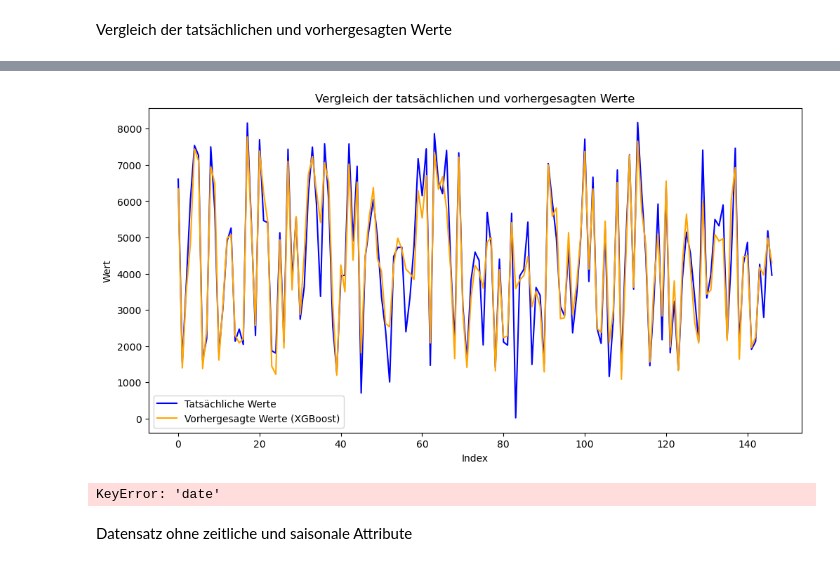
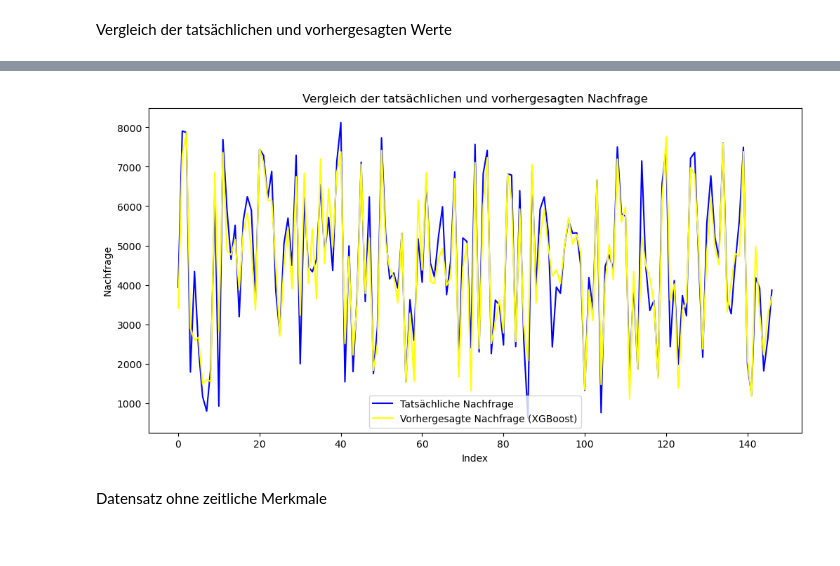
Before and after one commit to philhap/DS-Projektarbeit-Philipp-Heppler-Bike-Sharing, a Jupyter notebook: Digethic_Projektarbeit24_DS.ipynb, the cells around one changed output, grey strips where cells are left out. Saved outputs shown, nothing was run; the diff lists cells and outputs as text; code cells hidden in the pictures.

```diff
--- a/Digethic_Projektarbeit24_DS.ipynb
+++ b/Digethic_Projektarbeit24_DS.ipynb
@@ -363,15 +370,15 @@ plt.show()
 Erste Modellierung mittels Linearen Regression
 # %%
 from sklearn.linear_model import LinearRegression
-from sklearn.model_selection import train_test_split
-from sklearn.metrics import r2_score, mean_squared_error
+import sklearn.model_selection
+import sklearn.metrics
 
 # Features ohne "casual" und Zielvariable definieren
-X = df.drop(columns=['distribution', 'date', 'temp', 'casual']) # temp wird wegen Multikollinearität entfernt
+X = df.drop(columns=['distribution', 'year', 'temp', 'casual']) # temp wird wegen Multikollinearität entfernt
 y = df['distribution'] # casual + registered = target
 
 # Features ohne "registered" und "casual" definieren
-X2 = df.drop(columns=['date', 'distribution', 'temp', 'registered', 'casual'])
+X2 = df.drop(columns=['distribution', 'year', 'temp', 'registered', 'casual'])
 y2 = df['distribution'] # casual + registered = target
 
 print(X2.head())
@@ -456,8 +463,8 @@ MSE Lineare Reggresion: 643174.2409258478
 # %%
 from sklearn.preprocessing import PolynomialFeatures
 
-# Erstelle Polynom-Features (z.B. Grad 3)
-poly = PolynomialFeatures(degree=3)
+# Erstellen von Polynom-Features
+poly = PolynomialFeatures(degree=2)
 X_train_poly = poly.fit_transform(X_train)
 X_test_poly = poly.transform(X_test)
 
@@ -530,16 +537,16 @@ from sklearn.model_selection import RandomizedSearchCV
 
 # Definiere den Parameterraum für Random Forest (angepasst)
 param_dist_rf = {
-    'n_estimators': [100, 200, 300, 400, 500],
-    'max_features': ['sqrt', 'log2', None],  # Entferne 'auto' wenn es nicht unterstützt wird
-    'max_depth': [None, 10, 20, 30, 40, 50],
+    'n_estimators': [100, 200, 300, 400, 500, 600, 700],
+    'max_features': ['sqrt', 'log2', None],
+    'max_depth': [None, 5, 10, 20, 30, 40, 50, 60, 70],
     'min_samples_split': [2, 5, 10],
     'min_samples_leaf': [1, 2, 4],
     'bootstrap': [True, False]
 }
 
 # RandomizedSearchCV für Random Forest
-random_search_rf = RandomizedSearchCV(RandomForestRegressor(random_state=42),
+random_search_rf = RandomizedSearchCV(RandomForestRegressor(random_state=43),
                                        param_distributions=param_dist_rf,
                                        n_iter=20, scoring='r2', cv=5,
                                        random_state=42, n_jobs=-1, error_score='raise')
@@ -646,14 +652,14 @@ from sklearn.model_selection import RandomizedSearchCV
 param_dist = {
     'n_estimators': [100, 200, 300],
     'learning_rate': [0.01, 0.05, 0.1, 0.2],
-    'max_depth': [3, 5, 7, 9],
-    'subsample': [0.6, 0.8, 1.0],
-    'colsample_bytree': [0.6, 0.8, 1.0]
+    'max_depth': [2, 3, 5, 7, 9],
+    'subsample': [0.4, 0.6, 0.8, 1.0],
+    'colsample_bytree': [0.4, 0.6, 0.8, 1.0]
 }
 
 # RandomizedSearchCV für XGBoost mit dem bereits definierten Modell
 random_search_xgb = RandomizedSearchCV(xgb_model, param_distributions=param_dist,
-                                       n_iter=20, scoring='r2', cv=5, random_state=42, n_jobs=-1)
+                                       n_iter=20, scoring='r2', cv=5, random_state=43, n_jobs=-1)
 
 # Fit auf Trainingsdaten
 random_search_xgb.fit(X_train, y_train)
@@ -826,42 +863,23 @@ Vergleich der tatsächlichen und vorhergesagten Werte
 # %%
 
 
 plt.figure(figsize=(12, 6))
 
 # Tatsächliche Werte
-plt.plot(y_test.values, label='Tatsächliche Werte', color='blue')
+plt.plot(y_test.values, label='Tatsächliche Nachfrage', color='blue')
 
 # Vorhergesagte Werte
-plt.plot(y_pred_xgb2, label='Vorhergesagte Werte (XGBoost)', color='orange')
+plt.plot(y_pred_xgb2, label='Vorhergesagte Nachfrage (XGBoost)', color='yellow')
 
 plt.xlabel('Index')
-plt.ylabel('Wert')
-plt.title('Vergleich der tatsächlichen und vorhergesagten Werte')
+plt.ylabel('Nachfrage')
+plt.title('Vergleich der tatsächlichen und vorhergesagten Nachfrage')
 plt.legend()
 plt.show()
 # %% [output]
-[figure, old version]
+[figure, new version]
-# %%
-# Erstelle ein DataFrame mit den tatsächlichen und vorhergesagten Werten
-comparison_df = pd.DataFrame({'Datum': X_test['date'], 'Tatsächliche Werte': y_test, 'Vorhergesagte Werte': y_pred_xgb2})
-
-# Sortiere das DataFrame nach dem Datum
-comparison_df = comparison_df.sort_values(by='Datum')
-
-# Plot
-plt.figure(figsize=(10, 6))
-plt.plot(comparison_df['Datum'], comparison_df['Tatsächliche Werte'], label='Tatsächliche Werte', color='blue', linewidth=2)
-plt.plot(comparison_df['Datum'], comparison_df['Vorhergesagte Werte'], label='Vorhergesagte Werte', color='orange', linestyle='--', linewidth=2)
-plt.xlabel('Datum')
-plt.ylabel('Werte')
-plt.title('Vergleich der tatsächlichen und vorhergesagten Werte')
-plt.xticks(rotation=45)
-plt.legend()
-plt.show()
-# %% [output]
-KeyError: 'date'
 # %% [markdown]
-Datensatz ohne zeitliche und saisonale Attribute
+Datensatz ohne zeitliche Merkmale
 # %%
 X_train.columns
 # %% [output]
```
Also changed, not shown: parts of 34 cells of this notebook.
